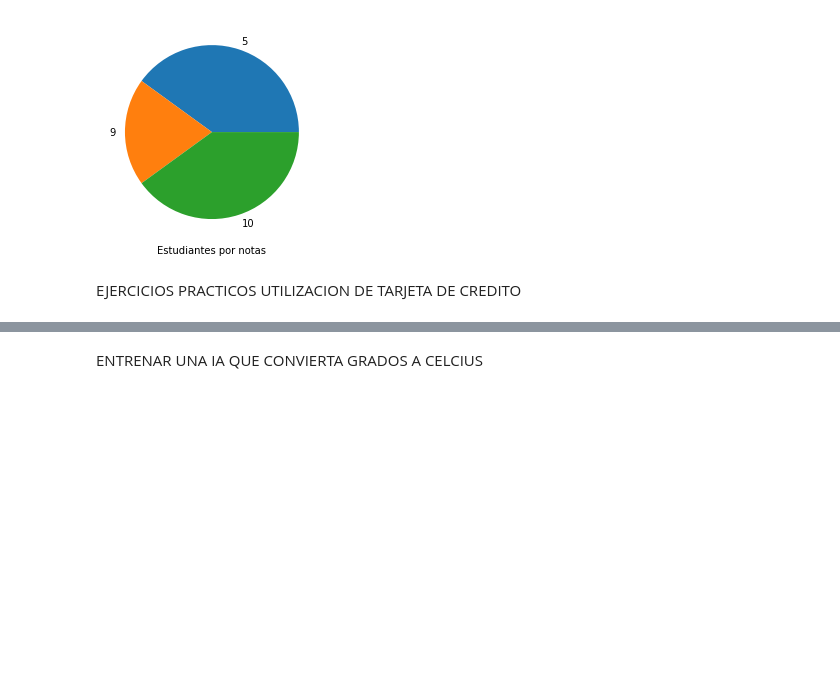
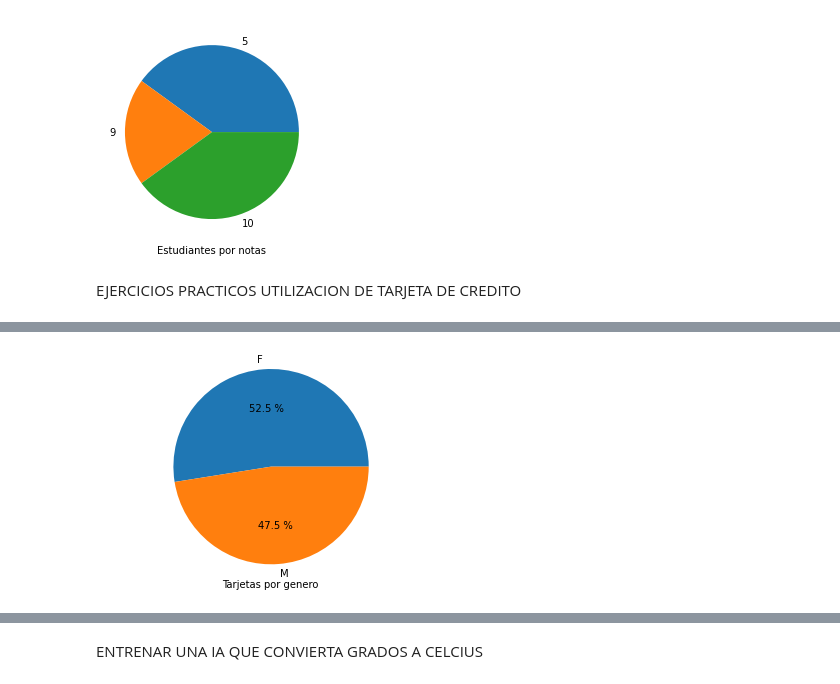
Before and after one commit to MariaMartinez2005/practiac2, a Jupyter notebook: PracticaProg.ipynb, the cells around one changed output, grey strips where cells are left out. Drawn from its saved outputs; the diff is of its cells as text; code cells hidden in the pictures; blank space fills up the shorter version.

```diff
--- a/PracticaProg.ipynb
+++ b/PracticaProg.ipynb
@@ -568,3 +603,13 @@ genero.to_excel("/content/tarjetasGenero.xlsx", sep=";")
+# %%
+#Utilizacion de tarjetas por genero
+genero = pd.crosstab(index = tarjetas["Gender"], columns="fr")
+plt.pie(genero, labels = genero.index,autopct="%0.1f %%")
+plt.xlabel("Tarjetas por genero")
+plt.axis("equal")
+plt.show()
+genero.to_csv("/content/genero.csv")
+# %% [output]
+[figure, added]
 # %%
 #Total de dolares utilizados por ciudad
 ciudad.to_excel("/content/tarjetasporciudad.xlsx", sep=";")
```
Also changed, not shown: parts of 42 cells of this notebook.
